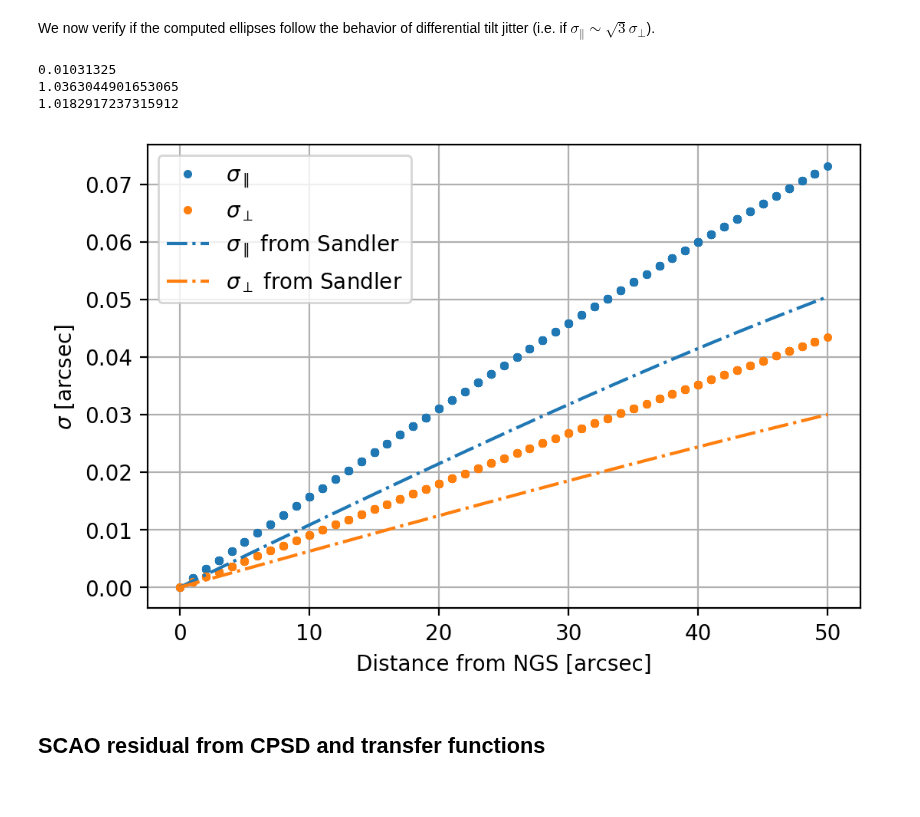
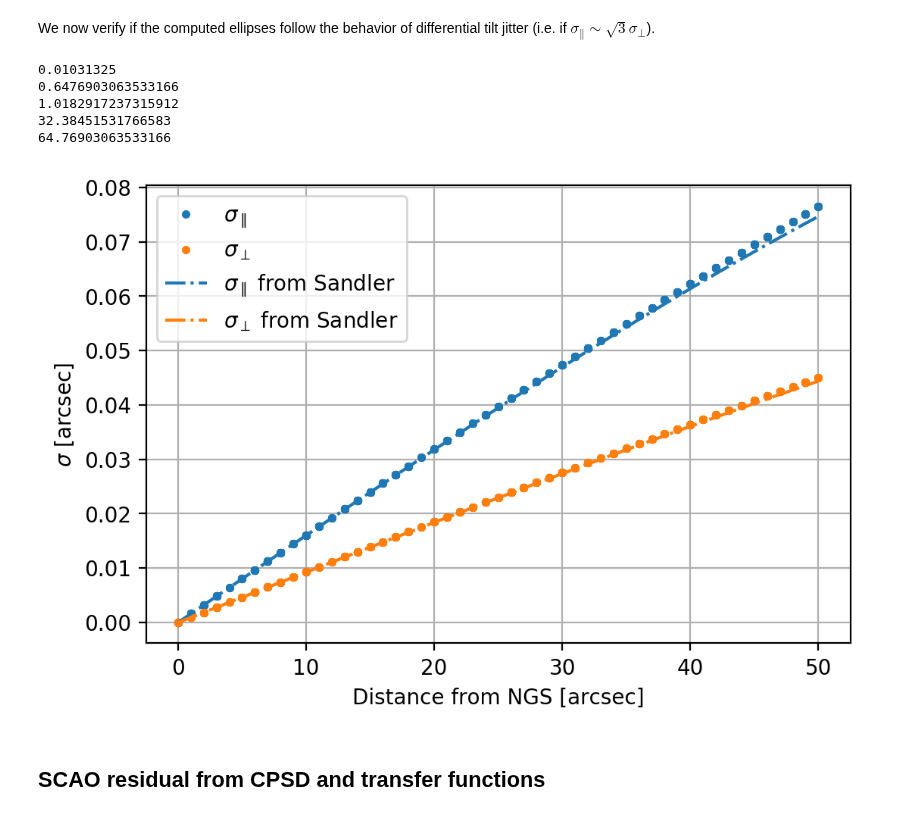
Before and after one commit to ArcetriAdaptiveOptics/arte, a Jupyter notebook: notebook/atmo/Tip_tilt_maps.ipynb, the cells around one changed output. Saved outputs shown, nothing was run; the diff lists cells and outputs as text; code cells hidden in the pictures.

Commit message:
notebook: the comparison with sandler finally works (he considers kolmogorov!!!)

```diff
--- a/notebook/atmo/Tip_tilt_maps.ipynb
+++ b/notebook/atmo/Tip_tilt_maps.ipynb
@@ -64,16 +64,19 @@ from apposto.atmo.cn2_profile import Cn2Profile
 from apposto.atmo.von_karman_covariance_calculator import VonKarmanSpatioTemporalCovariance
 
 #Initialization of NGS's position, apertures' positions, turbulence profile and spatial frequencies array.
-ngs = GuideSource((0, 0), np.inf)
+rhoNGS = 0
+thetaNGS = 0
+ngs = GuideSource((rhoNGS, thetaNGS), np.inf)
 aperture1 = CircularOpticalAperture(5, [0, 0, 0])
 aperture2 = CircularOpticalAperture(5, [0, 0, 0])
-cn2_profile = Cn2Profile.from_r0s([0.16], [25], [10e3], [10], [-20])
+cn2_profile = Cn2Profile.from_r0s([0.1], [np.inf], [10e3], [10], [-20])
 #cn2_profile.set_wavelength(2.2e-6)
 spatial_freqs = np.logspace(-3, 3, 100)
 
 #Definition of off-axis stars' positions.
 rhos = np.random.randint(-50, 50, size=(500))
 thetas = np.random.randint(360, size=(500))
+#thetas = np.zeros(500)
 positionsInPolar = np.stack((rhos, thetas), axis=-1)
 
 #Computation of tip/tilt residuals.
@@ -145,7 +148,8 @@ import matplotlib.pyplot as plt
 ellipsePlot(distances_xy=positionsInXY, width=widths, height=heights, angle=ths,
             x_max=50, x_min=-50, y_max=50, y_min=-50)
 
-plt.scatter(0, 0, marker='*', s=100, color='y')
+xNGS, yNGS = getCartesianPositions(rhoNGS, thetaNGS)
+plt.scatter(xNGS, yNGS, marker='*', s=100, color='y')
 plt.xlabel('arcsec')
 plt.ylabel('arcsec')
 # %% [output]
@@ -174,56 +178,59 @@ We now verify if the computed ellipses follow the behavior of differential tilt
 #plt.plot(distancesFromNGS[order], np.array(widths)[order], '.', label="$\sigma_{\parallel}$")
 #plt.plot(distancesFromNGS[order], np.array(heights)[order], '.',  label="$\sigma_{\perp}$")
 # %%
-coordsNGS = np.stack((np.zeros(positionsInXY.shape[0]), np.zeros(positionsInXY.shape[0])), axis=-1)
-distancesFromNGS = np.linalg.norm(coordsNGS - positionsInXY, axis=1)
-
+posNGSInXY = np.stack((np.ones(positionsInXY.shape[0])*xNGS, np.ones(positionsInXY.shape[0])*yNGS), axis=-1)
+distancesFromNGS = np.linalg.norm(posNGSInXY - positionsInXY, axis=1)
 order = distancesFromNGS.argsort()
 
-D = 10
-radToArcsec = 206265
+D = 2 * aperture1.getApertureRadius().value
 wlength = cn2_profile.wavelength().value
 r0 = cn2_profile.r0().value
 theta0 = cn2_profile.theta0().value
-th0 = 0.057 * wlength**(6/5)*cn2_profile.airmass()**(-8/5)* \
-     (np.sum(cn2_profile._layersJs*cn2_profile._layersAltitudeInMeterAtZenith**(5/3)))**(-3/5) * radToArcsec
+#th0 = 0.057 * wlength**(6/5)*cn2_profile.airmass()**(-8/5)* \
+#     (np.sum(cn2_profile._layersJs*cn2_profile._layersAltitudeInMeterAtZenith**(5/3)))**(-3/5) * radToArcsec
 
+radToArcsec = 206265
 widthArcsec = np.array(widths) * 4 * wlength / (2 * np.pi * D) * radToArcsec
-heightArcsec = np.array(heights) * 4 * wlength / (2 * np.pi) / D * radToArcsec
+heightArcsec = np.array(heights) * 4 * wlength / (2 * np.pi * D) * radToArcsec
+sigma_para = widthArcsec / 2
+sigma_perp = heightArcsec / 2
+
+c1_para = 0.0472 * (D/r0)**(-1/3) / theta0**2 * (wlength / D)**2
+c2_para = -0.0107 * (D/r0)**(-7/3) / theta0**4 * (wlength / D)**2
+c1_perp = 0.0157 * (D/r0)**(-1/3) / (theta0**2) * (wlength / D)**2
+c2_perp = -0.00214 * (D/r0)**(-7/3) / theta0**4 * (wlength / D)**2
+sandler_para = np.sqrt(c1_para * distancesFromNGS[order]**2 + c2_para * distancesFromNGS[order]**4) * radToArcsec
+sandler_perp = np.sqrt(c1_perp * distancesFromNGS[order]**2 + c2_perp * distancesFromNGS[order]**4) * radToArcsec
 
 import matplotlib.pyplot as plt
 plt.figure()
-plt.plot(distancesFromNGS[order], widthArcsec[order], '.', label="$\sigma_{\parallel}$")
-plt.plot(distancesFromNGS[order], heightArcsec[order], '.',  label="$\sigma_{\perp}$")
+plt.plot(distancesFromNGS[order], sigma_para[order], '.', label="$\sigma_{\parallel}$")
+plt.plot(distancesFromNGS[order], sigma_perp[order], '.',  label="$\sigma_{\perp}$")
+
 plt.xlabel('Distance from NGS [arcsec]')
 plt.ylabel('$\sigma$ [arcsec]')
 
 cycle = plt.rcParams['axes.prop_cycle'].by_key()['color']
-#m1 = 2/15
-#m2 = np.sqrt(3) * m1
-#plt.plot(distancesFromNGS[order], distancesFromNGS[order]*m2, color=cycle[0], label='$\sigma_{\parallel}$ from fit')
-#plt.plot(distancesFromNGS[order], distancesFromNGS[order]*m1, color=cycle[1], label='$\sigma_{\perp}$ from fit')
-
-c1_para = 0.0472 * (D/r0)**(-1/3) / (theta0**2) * (wlength / D)**2
-c2_para = -0.0107 * r0**(7/3) / (theta0**4 * D**(7/3)) * (wlength / D)**2
-c1_perp = 0.0157 * (D/r0)**(-1/3) / (theta0**2) * (wlength / D)**2
-c2_perp = -0.00214 * r0**(7/3) / (theta0**4 * D**(7/3)) * (wlength / D)**2
-sandler_para = np.sqrt(c1_para * distancesFromNGS[order]**2 + c2_para * distancesFromNGS[order]**4) * radToArcsec
-sandler_perp = np.sqrt(c1_perp * distancesFromNGS[order]**2 + c2_perp * distancesFromNGS[order]**4) * radToArcsec
 
 plt.plot(distancesFromNGS[order], sandler_para, '-.', color = cycle[0], label='$\sigma_{\parallel}$ from Sandler')
 plt.plot(distancesFromNGS[order], sandler_perp, '-.', color=cycle[1], label='$\sigma_{\perp}$ from Sandler')
 plt.legend()
 plt.grid()
 
 
 print(wlength/D * radToArcsec)
 print(theta0)
 print(th0)
+
+print(0.5 * D / r0 * theta0)
+print(D / r0 * theta0)
 # %% [output]
 0.01031325
-1.0363044901653065
+0.6476903063533166
 1.0182917237315912
+32.38451531766583
+64.76903063533166
-[figure, old version]
+[figure, new version]
 # %% [markdown]
 ## SCAO residual from CPSD and transfer functions
 # %%
```
Also changed, not shown: parts of 2 cells of this notebook.
